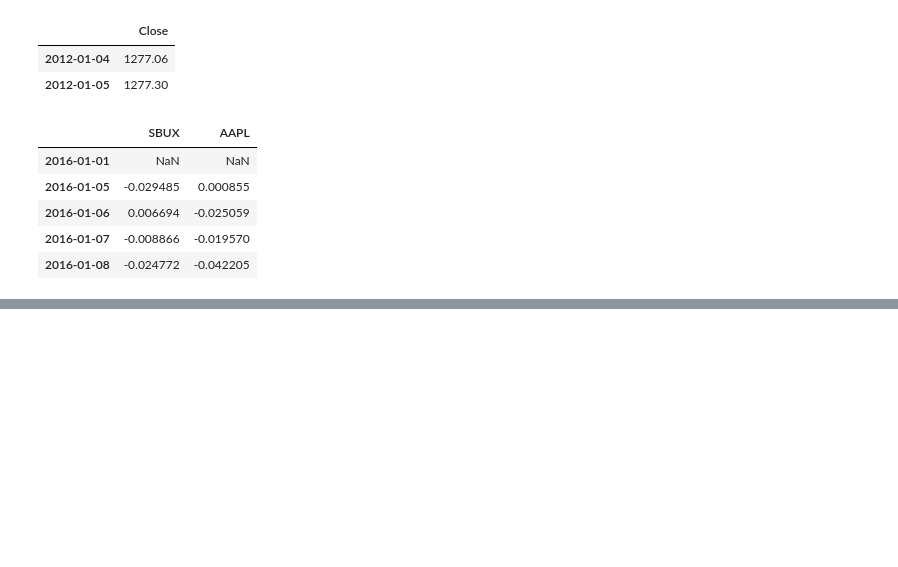
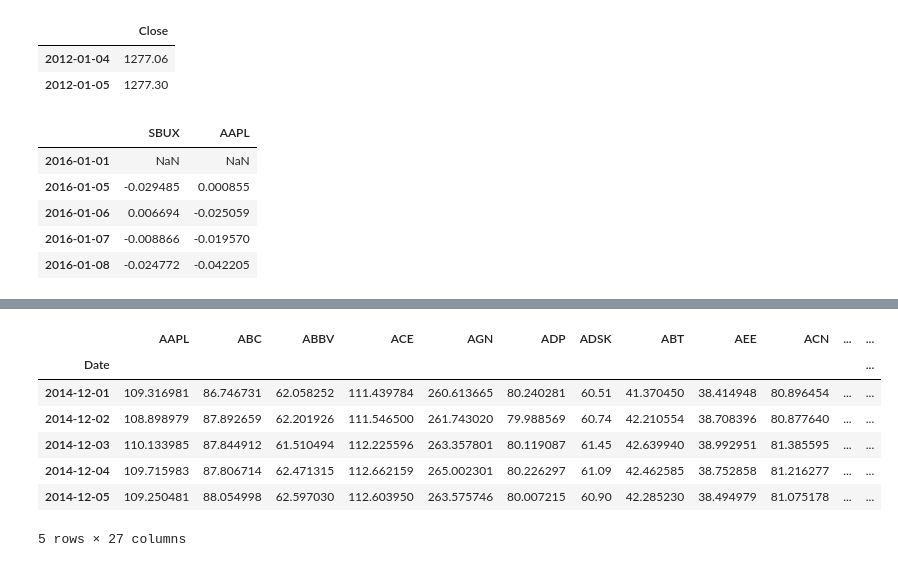
Before and after one commit to ironmanciti/quantopian, a Jupyter notebook: googlefinance client.ipynb, the cells around one changed output, grey strips where cells are left out. Drawn from its saved outputs; the diff is of its cells as text; code cells hidden in the pictures; blank space fills up the shorter version.

```diff
--- a/googlefinance client.ipynb
+++ b/googlefinance client.ipynb
@@ -98,0 +160,25 @@ returns = df.pct_change()[1:]
+# %%
+symbol_list = ['AAPL', 'ABC', 'ABBV', 'ACE', 'AGN', 'ADP', 'ADSK','ABT', 'AEE','ACN','AEP','ADBE','AET',
+                      'ADI','ADM','ADS','AIV','ADT','ALL','AES','ALTR','ALXN','AFL','MAT','AIG','AMGN','AIZ']
+
+import pandas as pd
+import quandl
+quandl.ApiConfig.api_key = 'U_Gp39gZutpHmaFgC65Y'
+
+start = '2014-12-01'
+end = '2015-01-01'
+
+historical_prices = pd.DataFrame()
+for symbol in symbol_list:
+    data = quandl.get('WIKI/' + symbol, start_date=start, end_date=end)['Adj. Close']
+    historical_prices[symbol] = data
+historical_prices.head()
+# %% [output]
+|  | AAPL | ABC | ABBV | ACE | AGN | ADP | ADSK | ABT | AEE | ACN | ... | ... |
+| Date |  |  |  |  |  |  |  |  |  |  |  | ... |
+| 2014-12-01 | 109.316981 | 86.746731 | 62.058252 | 111.439784 | 260.613665 | 80.240281 | 60.51 | 41.370450 | 38.414948 | 80.896454 | ... | ... |
+| 2014-12-02 | 108.898979 | 87.892659 | 62.201926 | 111.546500 | 261.743020 | 79.988569 | 60.74 | 42.210554 | 38.708396 | 80.877640 | ... | ... |
+| 2014-12-03 | 110.133985 | 87.844912 | 61.510494 | 112.225596 | 263.357801 | 80.119087 | 61.45 | 42.639940 | 38.992951 | 81.385595 | ... | ... |
+| 2014-12-04 | 109.715983 | 87.806714 | 62.471315 | 112.662159 | 265.002301 | 80.226297 | 61.09 | 42.462585 | 38.752858 | 81.216277 | ... | ... |
+| 2014-12-05 | 109.250481 | 88.054998 | 62.597030 | 112.603950 | 263.575746 | 80.007215 | 60.90 | 42.285230 | 38.494979 | 81.075178 | ... | ... |
+5 rows × 27 columns
```
Also changed, not shown: parts of 4 cells of this notebook, 24 other files.
